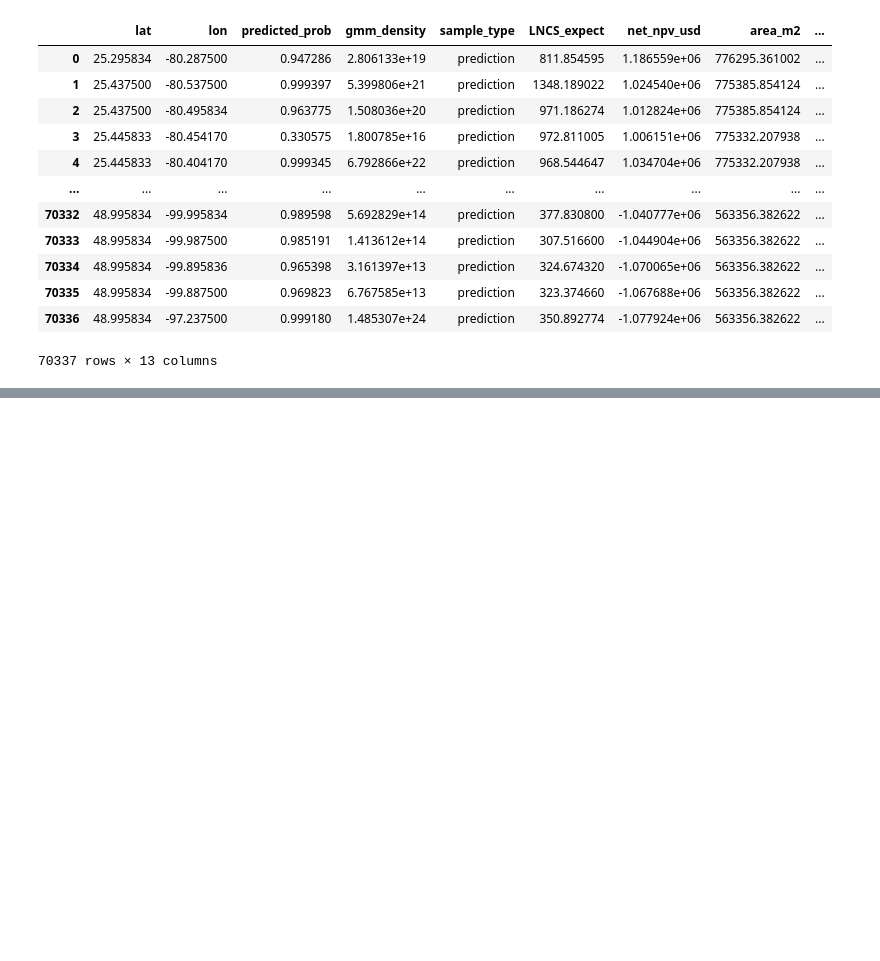
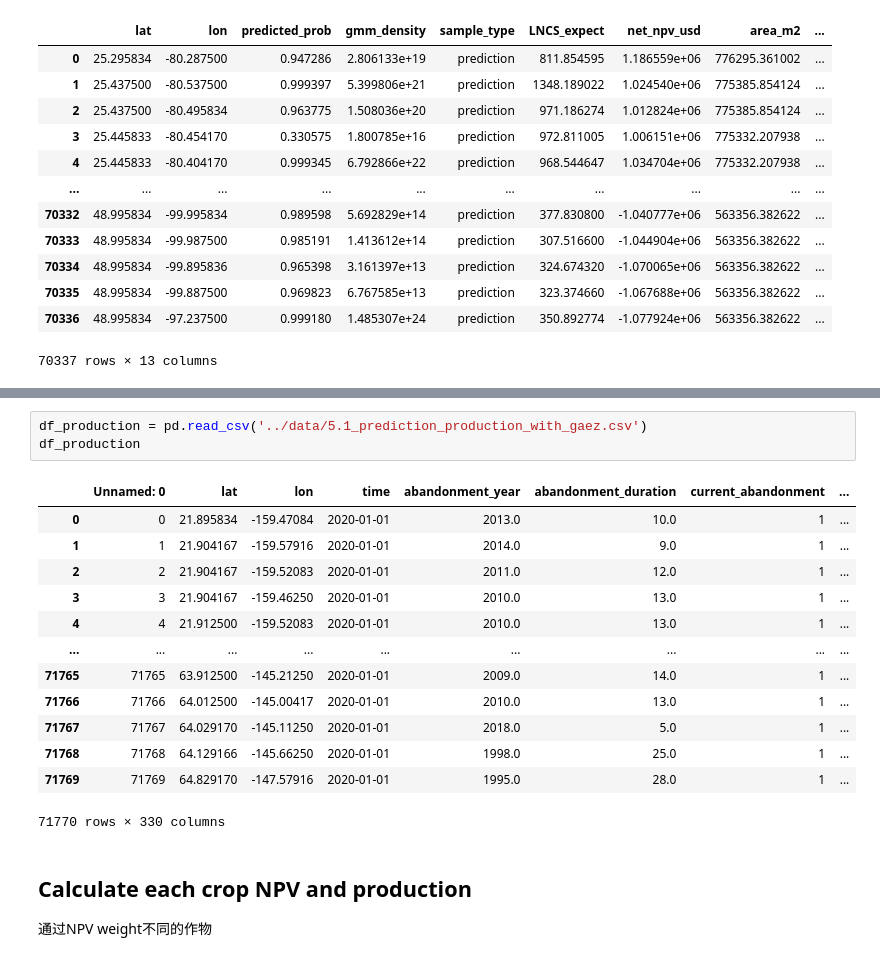
Before and after one commit to px39n/Landuse_Zhong, a Jupyter notebook: Supplymentary/S2_LNCS_carbon.ipynb, the cells around one changed output, grey strips where cells are left out. Cells and saved outputs as stored; diff of their text form; blank space fills up the shorter version.

```diff
--- a/Supplymentary/S2_LNCS_carbon.ipynb
+++ b/Supplymentary/S2_LNCS_carbon.ipynb
@@ -2426,0 +2441,21 @@ merged_data_for_analysis
+# %%
+df_production = pd.read_csv('../data/5.1_prediction_production_with_gaez.csv')
+df_production
+# %% [output]
+|  | Unnamed: 0 | lat | lon | time | abandonment_year | abandonment_duration | current_abandonment | ... |
+| 0 | 0 | 21.895834 | -159.47084 | 2020-01-01 | 2013.0 | 10.0 | 1 | ... |
+| 1 | 1 | 21.904167 | -159.57916 | 2020-01-01 | 2014.0 | 9.0 | 1 | ... |
+| 2 | 2 | 21.904167 | -159.52083 | 2020-01-01 | 2011.0 | 12.0 | 1 | ... |
+| 3 | 3 | 21.904167 | -159.46250 | 2020-01-01 | 2010.0 | 13.0 | 1 | ... |
+| 4 | 4 | 21.912500 | -159.52083 | 2020-01-01 | 2010.0 | 13.0 | 1 | ... |
+| ... | ... | ... | ... | ... | ... | ... | ... | ... |
+| 71765 | 71765 | 63.912500 | -145.21250 | 2020-01-01 | 2009.0 | 14.0 | 1 | ... |
+| 71766 | 71766 | 64.012500 | -145.00417 | 2020-01-01 | 2010.0 | 13.0 | 1 | ... |
+| 71767 | 71767 | 64.029170 | -145.11250 | 2020-01-01 | 2018.0 | 5.0 | 1 | ... |
+| 71768 | 71768 | 64.129166 | -145.66250 | 2020-01-01 | 1998.0 | 25.0 | 1 | ... |
+| 71769 | 71769 | 64.829170 | -147.57916 | 2020-01-01 | 1995.0 | 28.0 | 1 | ... |
+71770 rows × 330 columns
+# %% [markdown]
+## Calculate each crop NPV and production
+
+通过NPV weight不同的作物
```
Also changed, not shown: parts of 12 cells of this notebook, 5 other files.
